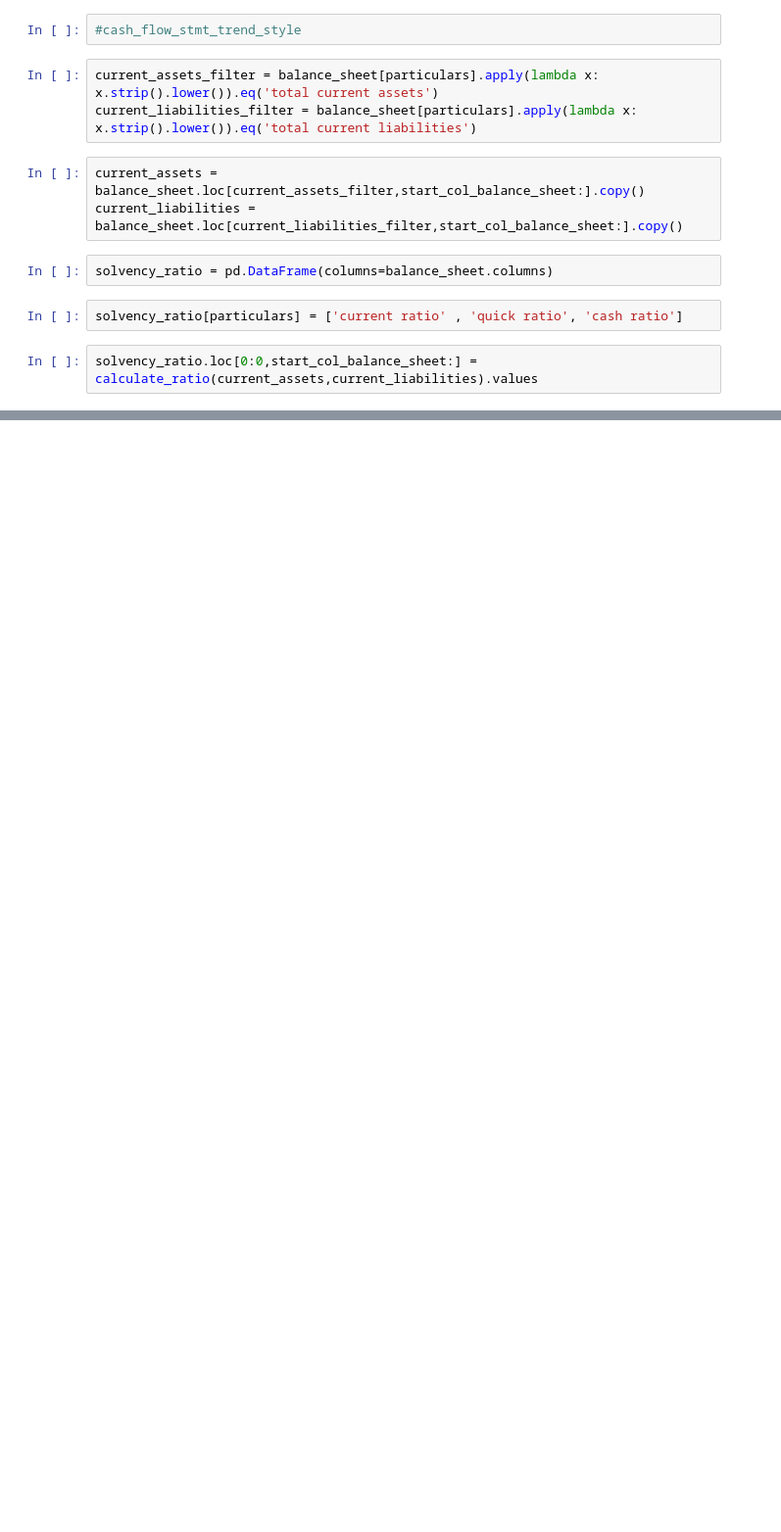
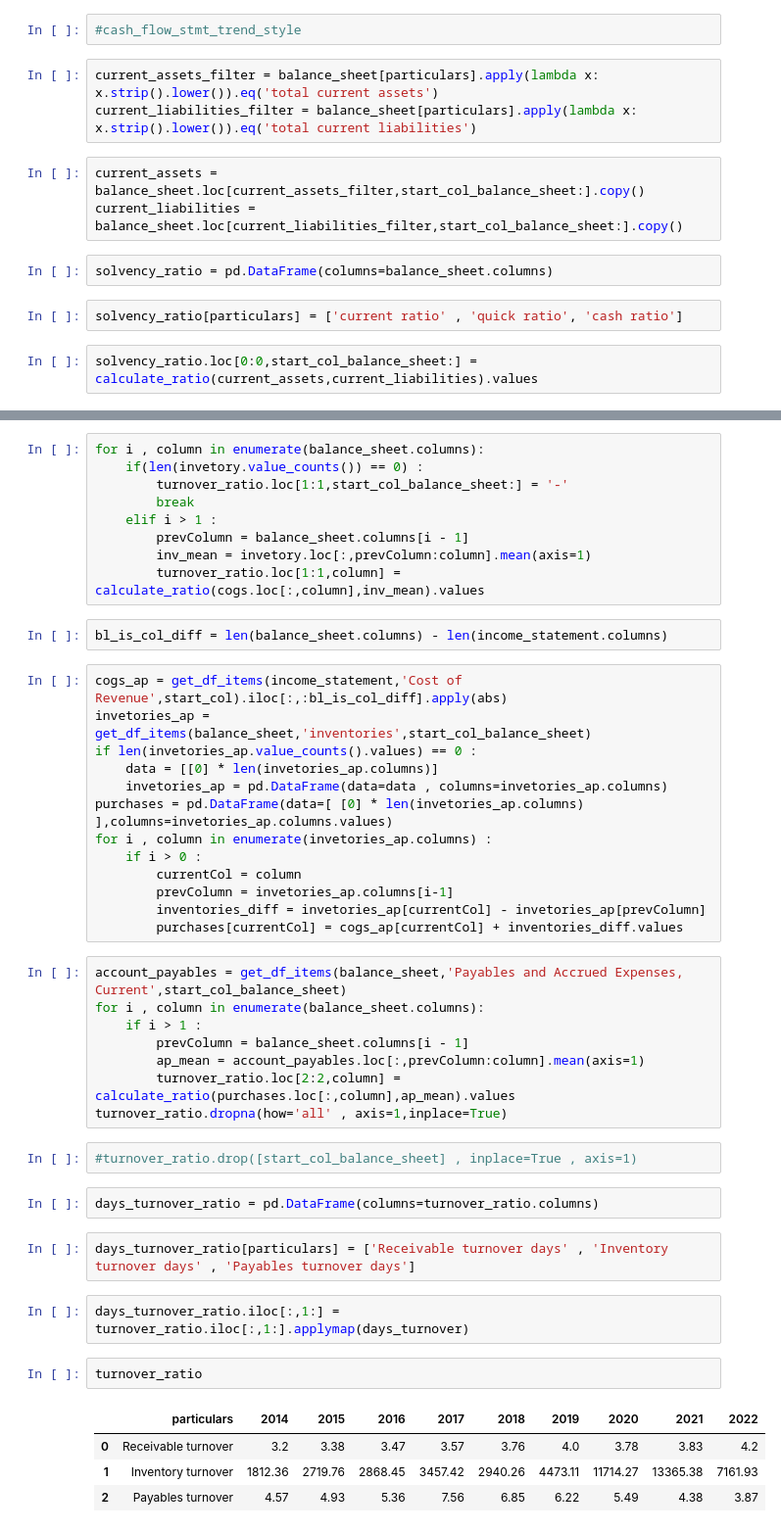
Before and after one commit to suraj49470/data-science, a Jupyter notebook: pandas-learnings/tcs-learning.ipynb, the cells around one changed output, grey strips where cells are left out. Shown at 98% size. Saved outputs shown, nothing was run; the diff lists cells and outputs as text; blank space fills up the shorter version.

```diff
--- a/pandas-learnings/tcs-learning.ipynb
+++ b/pandas-learnings/tcs-learning.ipynb
@@ -358,0 +387,47 @@ solvency_ratio
+# %%
+for i , column in enumerate(balance_sheet.columns):
+    if(len(invetory.value_counts()) == 0) :
+        turnover_ratio.loc[1:1,start_col_balance_sheet:] = '-'
+        break
+    elif i > 1 :
+        prevColumn = balance_sheet.columns[i - 1]
+        inv_mean = invetory.loc[:,prevColumn:column].mean(axis=1)
+        turnover_ratio.loc[1:1,column] = calculate_ratio(cogs.loc[:,column],inv_mean).values
+# %%
+bl_is_col_diff = len(balance_sheet.columns) - len(income_statement.columns)
+# %%
+cogs_ap = get_df_items(income_statement,'Cost of Revenue',start_col).iloc[:,:bl_is_col_diff].apply(abs)
+invetories_ap = get_df_items(balance_sheet,'inventories',start_col_balance_sheet)
+if len(invetories_ap.value_counts().values) == 0 :
+    data = [[0] * len(invetories_ap.columns)]
+    invetories_ap = pd.DataFrame(data=data , columns=invetories_ap.columns)
+purchases = pd.DataFrame(data=[ [0] * len(invetories_ap.columns) ],columns=invetories_ap.columns.values)
+for i , column in enumerate(invetories_ap.columns) :
+    if i > 0 :
+        currentCol = column
+        prevColumn = invetories_ap.columns[i-1]
+        inventories_diff = invetories_ap[currentCol] - invetories_ap[prevColumn]
+        purchases[currentCol] = cogs_ap[currentCol] + inventories_diff.values
+# %%
+account_payables = get_df_items(balance_sheet,'Payables and Accrued Expenses, Current',start_col_balance_sheet)
+for i , column in enumerate(balance_sheet.columns):
+    if i > 1 :
+        prevColumn = balance_sheet.columns[i - 1]
+        ap_mean = account_payables.loc[:,prevColumn:column].mean(axis=1)
+        turnover_ratio.loc[2:2,column] = calculate_ratio(purchases.loc[:,column],ap_mean).values
+turnover_ratio.dropna(how='all' , axis=1,inplace=True)
+# %%
+#turnover_ratio.drop([start_col_balance_sheet] , inplace=True , axis=1)
+# %%
+days_turnover_ratio = pd.DataFrame(columns=turnover_ratio.columns)
+# %%
+days_turnover_ratio[particulars] = ['Receivable turnover days' , 'Inventory turnover days' , 'Payables turnover days']
+# %%
+days_turnover_ratio.iloc[:,1:] = turnover_ratio.iloc[:,1:].applymap(days_turnover)
+# %%
+turnover_ratio
+# %% [output]
+|  | particulars | 2014 | 2015 | 2016 | 2017 | 2018 | 2019 | 2020 | 2021 | 2022 |
+| 0 | Receivable turnover | 3.2 | 3.38 | 3.47 | 3.57 | 3.76 | 4.0 | 3.78 | 3.83 | 4.2 |
+| 1 | Inventory turnover | 1812.36 | 2719.76 | 2868.45 | 3457.42 | 2940.26 | 4473.11 | 11714.27 | 13365.38 | 7161.93 |
+| 2 | Payables turnover | 4.57 | 4.93 | 5.36 | 7.56 | 6.85 | 6.22 | 5.49 | 4.38 | 3.87 |
```
Also changed, not shown: parts of 45 cells of this notebook.
